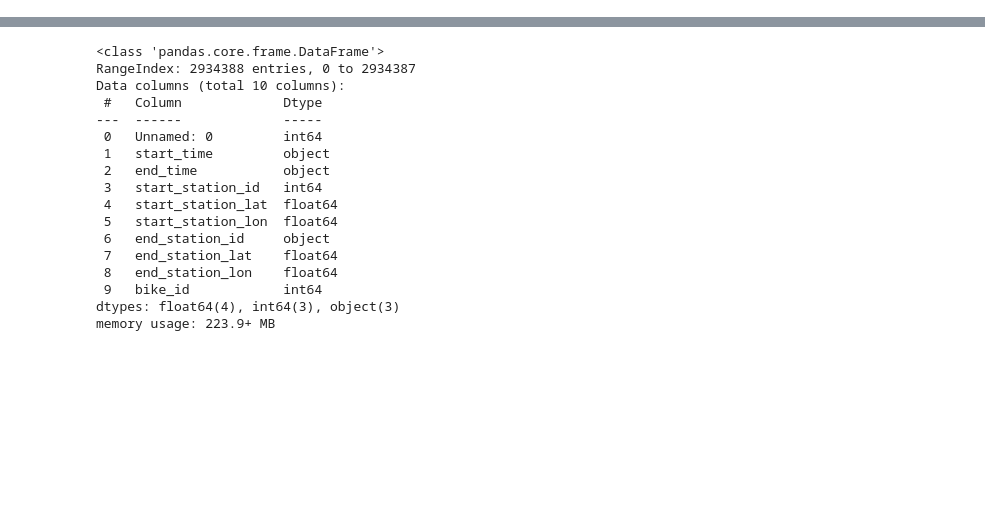
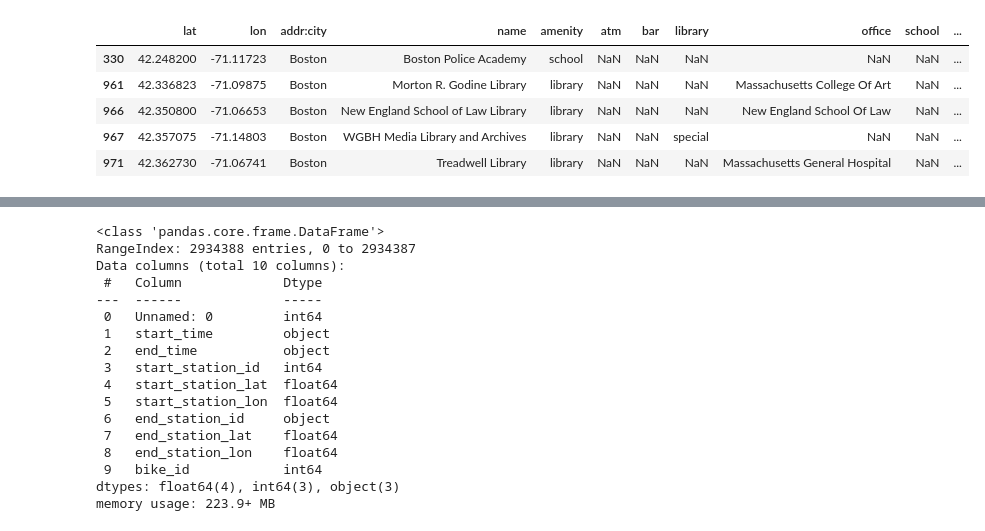
Before and after one commit to lauribus/DSMLproject, a Jupyter notebook: Project bikes.ipynb, the cells around one changed output, grey strips where cells are left out. Cells and saved outputs as stored; diff of their text form; code cells hidden in the pictures; blank space fills up the shorter version.

```diff
--- a/Project bikes.ipynb
+++ b/Project bikes.ipynb
@@ -5,0 +93,2 @@ bikes = pd.read_csv("C:/Users/Laura/Documents/DSML/Project/bluebikes_2021.csv")
+# %%
+pois = pd.read_csv("C:/Users/Emily/Desktop/DSML_2023-main/Massachusetts_POIs.csv")
@@ -5,0 +173,13 @@ bikes = pd.read_csv("C:/Users/Laura/Documents/DSML/Project/bluebikes_2021.csv")
+# %%
+filter_values = ['restaurant', 'library', 'school', 'bar']#We only keep the 'important' ones which could help us with our analysis
+
+filtered_pois = new_pois[new_pois['amenity'].isin(filter_values)]
+
+filtered_pois.head()
+# %% [output]
+|  | lat | lon | addr:city | name | amenity | atm | bar | library | office | school | ... |
+| 330 | 42.248200 | -71.11723 | Boston | Boston Police Academy | school | NaN | NaN | NaN | NaN | NaN | ... |
+| 961 | 42.336823 | -71.09875 | Boston | Morton R. Godine Library | library | NaN | NaN | NaN | Massachusetts College Of Art | NaN | ... |
+| 966 | 42.350800 | -71.06653 | Boston | New England School of Law Library | library | NaN | NaN | NaN | New England School Of Law | NaN | ... |
+| 967 | 42.357075 | -71.14803 | Boston | WGBH Media Library and Archives | library | NaN | NaN | special | NaN | NaN | ... |
+| 971 | 42.362730 | -71.06741 | Boston | Treadwell Library | library | NaN | NaN | NaN | Massachusetts General Hospital | NaN | ... |
```
Also changed, not shown: parts of 40 cells of this notebook.
